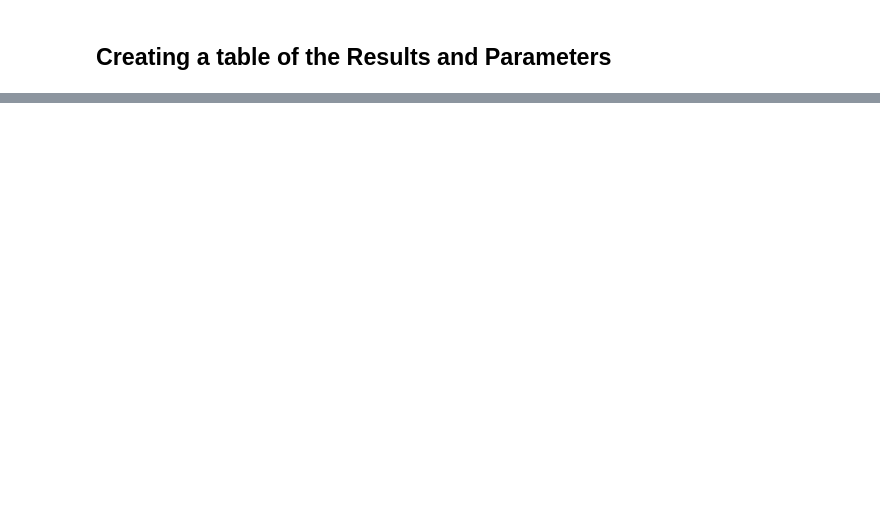
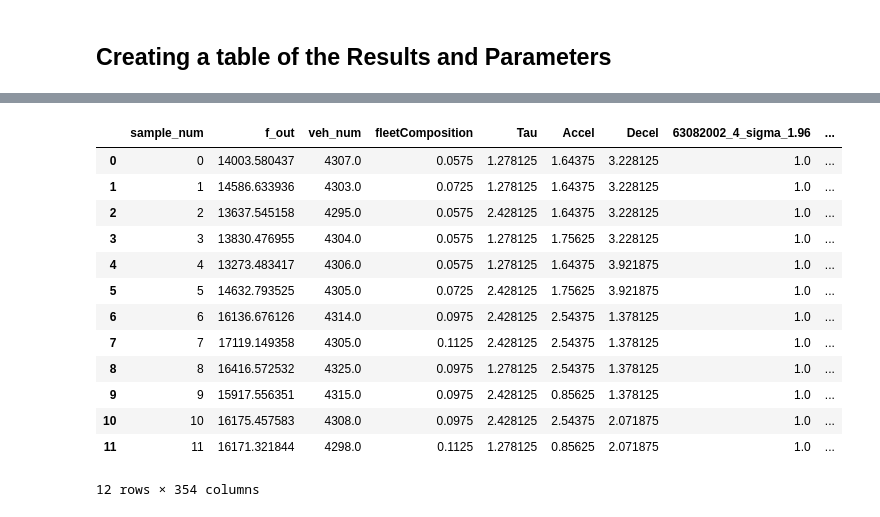
Before and after one commit to mschrader15/SASUMO, a Jupyter notebook: analysis/parameter_sweep/analysis.ipynb, the cells around one changed output, grey strips where cells are left out. Drawn from its saved outputs; the diff is of its cells as text; code cells hidden in the pictures; blank space fills up the shorter version.

Commit message:
Paper notebooks
Signed-off-by: Max <mcschrader@crimson.ua.edu>

```diff
--- a/analysis/parameter_sweep/analysis.ipynb
+++ b/analysis/parameter_sweep/analysis.ipynb
@@ -46,2 +85,17 @@ PROBLEM = os.path.join(ROOT, "SALib_Problem.json")
+# %%
+PATH = "/Users/max/tmp/PaperFinalCarFollowingV0.2"
+# %%
+SAs = {}
+for _dir in os.scandir(PATH):
+    if _dir.is_dir():
+        file_handler = FileHandler(_dir.path)
+        try:
+            n = ParameterSweepConf.static_reload(file_handler.sasumo_conf).ParameterSweep.N
+            SAs[n] = file_handler
+            file_handler.load_results()
+        except FileNotFoundError:
+            print(
+                _dir.name,
+            )
 # %% [markdown]
 ## Creating a table of the Results and Parameters
@@ -245,0 +161,17 @@ results_df.sort_values('RandomSeed',).head()
+# %%
+SAs["2"].results
+# %% [output]
+|  | sample_num | f_out | veh_num | fleetComposition | Tau | Accel | Decel | 63082002_4_sigma_1.96 | ... |
+| 0 | 0 | 14003.580437 | 4307.0 | 0.0575 | 1.278125 | 1.64375 | 3.228125 | 1.0 | ... |
+| 1 | 1 | 14586.633936 | 4303.0 | 0.0725 | 1.278125 | 1.64375 | 3.228125 | 1.0 | ... |
+| 2 | 2 | 13637.545158 | 4295.0 | 0.0575 | 2.428125 | 1.64375 | 3.228125 | 1.0 | ... |
+| 3 | 3 | 13830.476955 | 4304.0 | 0.0575 | 1.278125 | 1.75625 | 3.228125 | 1.0 | ... |
+| 4 | 4 | 13273.483417 | 4306.0 | 0.0575 | 1.278125 | 1.64375 | 3.921875 | 1.0 | ... |
+| 5 | 5 | 14632.793525 | 4305.0 | 0.0725 | 2.428125 | 1.75625 | 3.921875 | 1.0 | ... |
+| 6 | 6 | 16136.676126 | 4314.0 | 0.0975 | 2.428125 | 2.54375 | 1.378125 | 1.0 | ... |
+| 7 | 7 | 17119.149358 | 4305.0 | 0.1125 | 2.428125 | 2.54375 | 1.378125 | 1.0 | ... |
+| 8 | 8 | 16416.572532 | 4325.0 | 0.0975 | 1.278125 | 2.54375 | 1.378125 | 1.0 | ... |
+| 9 | 9 | 15917.556351 | 4315.0 | 0.0975 | 2.428125 | 0.85625 | 1.378125 | 1.0 | ... |
+| 10 | 10 | 16175.457583 | 4308.0 | 0.0975 | 2.428125 | 2.54375 | 2.071875 | 1.0 | ... |
+| 11 | 11 | 16171.321844 | 4298.0 | 0.1125 | 1.278125 | 0.85625 | 2.071875 | 1.0 | ... |
+12 rows × 354 columns
```
Also changed, not shown: parts of 35 cells of this notebook, 9 other files.
